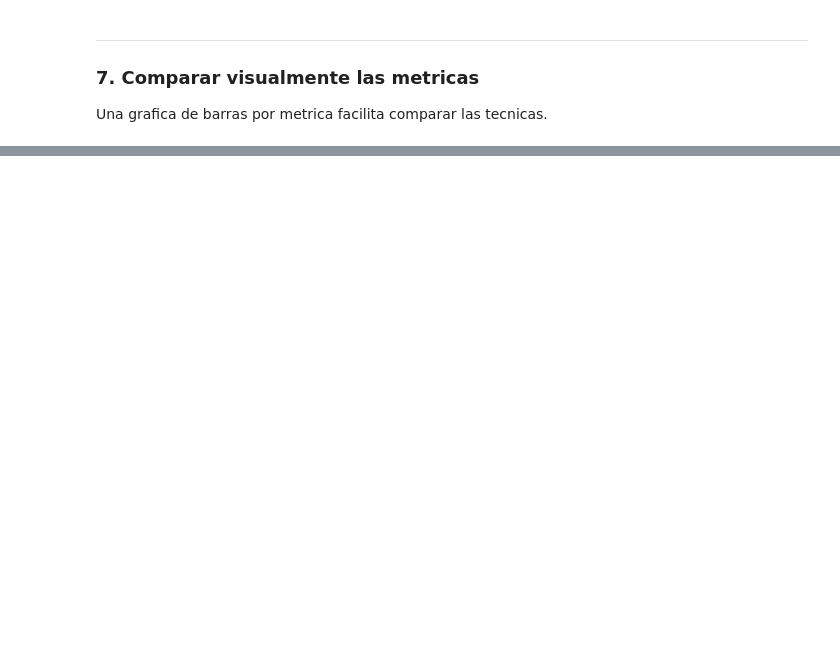
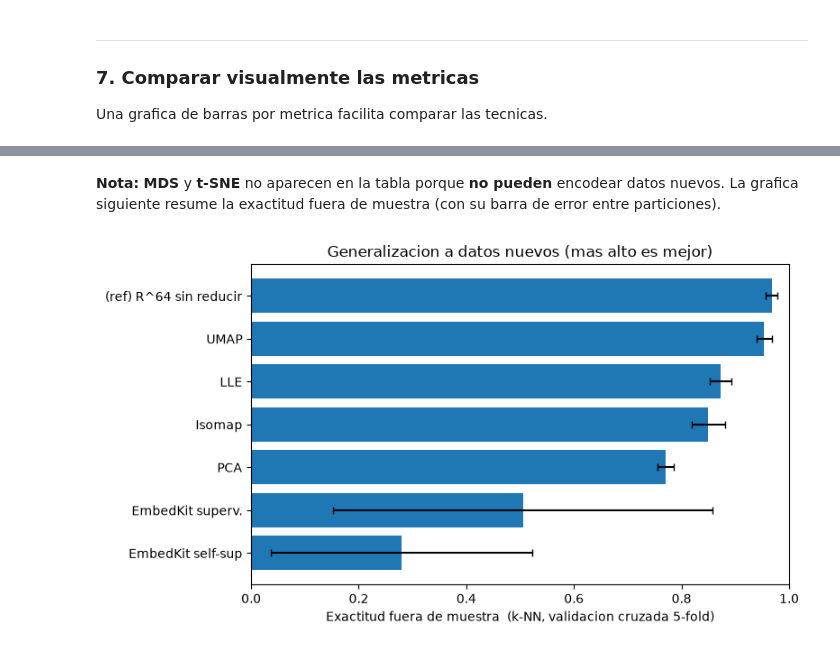
Before and after one commit to fagonzalezo/TDA-Summer2026, a Jupyter notebook: jupyter notebooks/UNAL_Bog_TDA_Comparacion_Reduccion_Dimensionalidad.ipynb, the cells around one changed output, grey strips where cells are left out. Drawn from its saved outputs; the diff is of its cells as text; code cells hidden in the pictures; blank space fills up the shorter version.

```diff
--- a/jupyter notebooks/UNAL_Bog_TDA_Comparacion_Reduccion_Dimensionalidad.ipynb
+++ b/jupyter notebooks/UNAL_Bog_TDA_Comparacion_Reduccion_Dimensionalidad.ipynb
@@ -374,0 +466,14 @@ plt.show()
+# %% [markdown]
+**Nota:** **MDS** y **t-SNE** no aparecen en la tabla porque **no pueden** encodear datos nuevos. La grafica siguiente resume la exactitud fuera de muestra (con su barra de error entre particiones).
+# %%
+orden = tabla_gen["OOS kNN acc"].sort_values()
+plt.figure(figsize=(8, 4.5))
+plt.barh(orden.index, orden.values,
+         xerr=tabla_gen.loc[orden.index, "OOS kNN std"], capsize=3)
+plt.xlabel("Exactitud fuera de muestra  (k-NN, validacion cruzada 5-fold)")
+plt.title("Generalizacion a datos nuevos (mas alto es mejor)")
+plt.xlim(0, 1)
+plt.tight_layout()
+plt.show()
+# %% [output]
+[figure, added]
```
Also changed, not shown: parts of 10 cells of this notebook.
